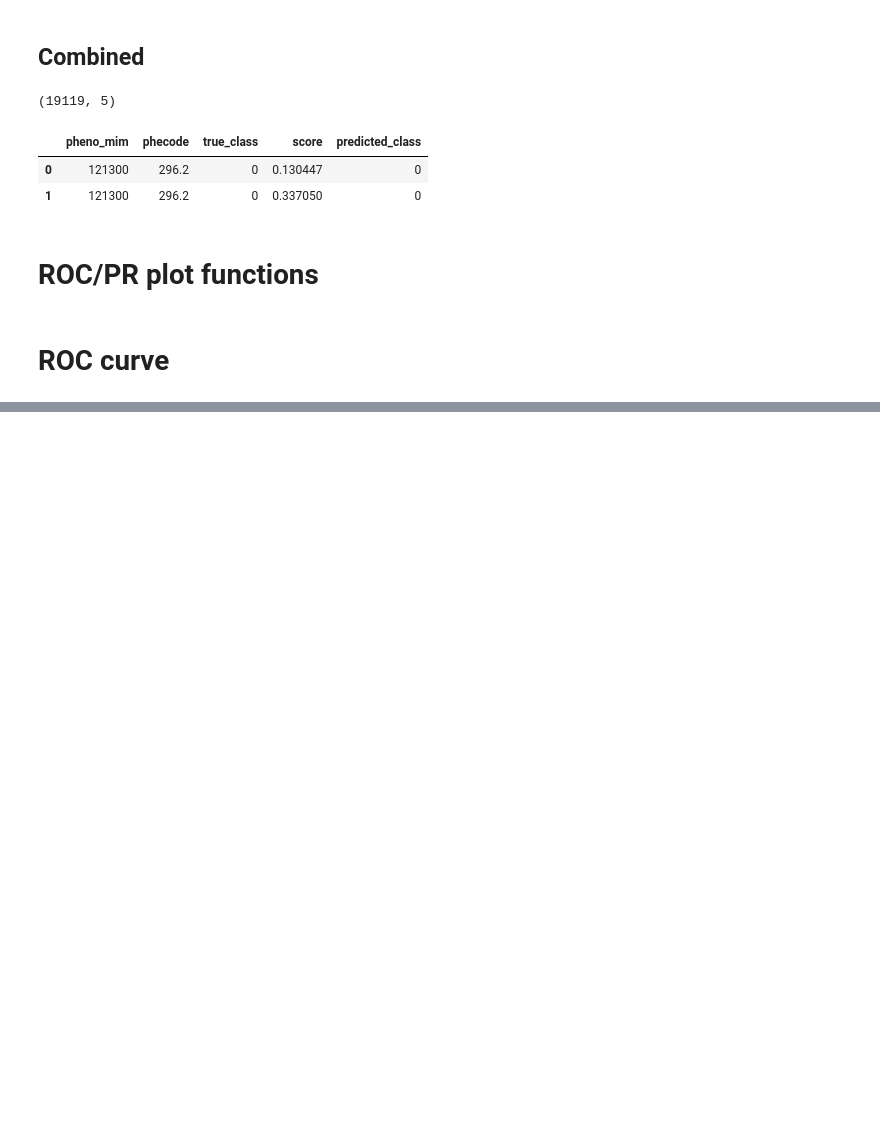
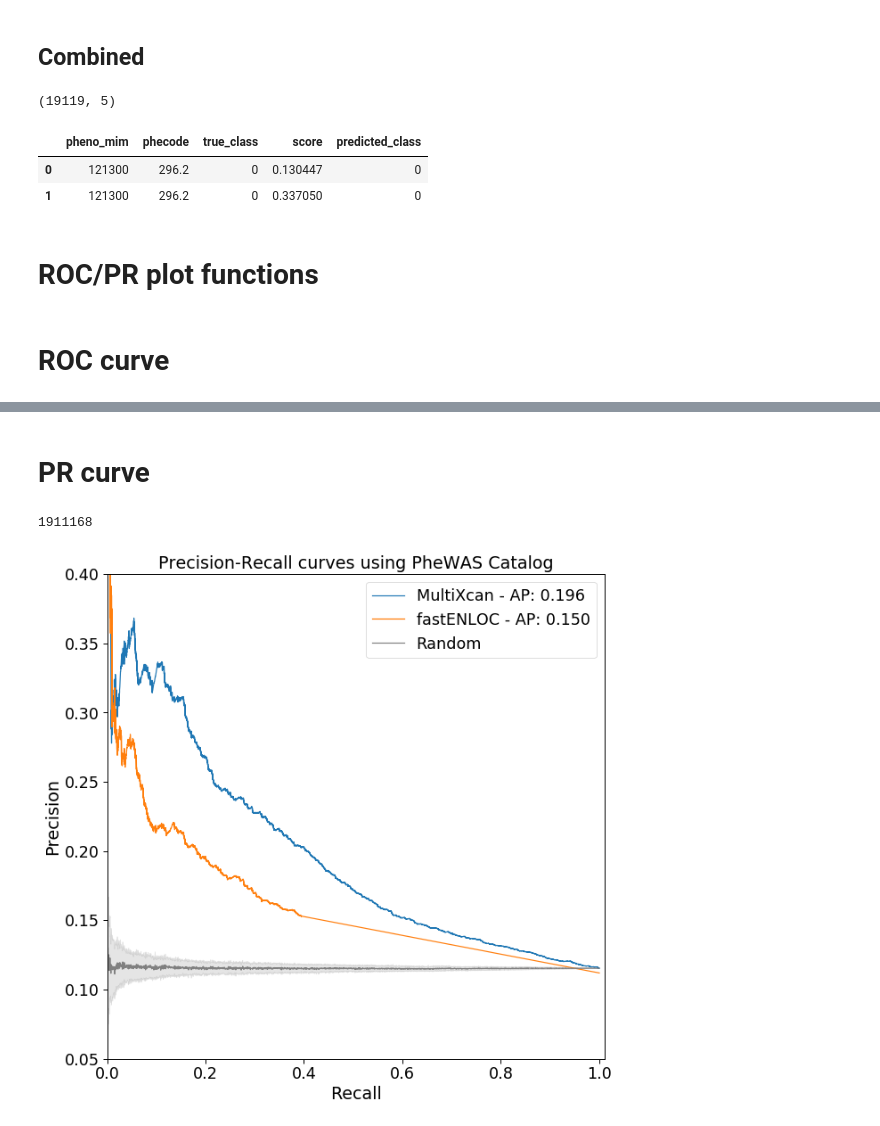
Before and after one commit to hakyimlab/phenomexcan, a Jupyter notebook: scripts/150_validation/phewas_catalog/15_roc-phewas_catalog_standard-plots.ipynb, the cells around one changed output, grey strips where cells are left out. Drawn from its saved outputs; the diff is of its cells as text; code cells hidden in the pictures; blank space fills up the shorter version.

```diff
--- a/scripts/150_validation/phewas_catalog/15_roc-phewas_catalog_standard-plots.ipynb
+++ b/scripts/150_validation/phewas_catalog/15_roc-phewas_catalog_standard-plots.ipynb
@@ -166,5 +169,3 @@ def get_random_classifier_pr(data, reps=10, min_val=0, max_val=1):
         random_recall.extend(rr)
 
     return np.array(random_recall), np.array(random_precision)
-# %%
-random_recall, random_precision = get_random_classifier_pr(roc_data['multixcan_mashr'], reps=100)
@@ -196,0 +196,7 @@ with sns.plotting_context('paper', font_scale=2.00):
+# %% [markdown]
+# PR curve
+# %%
+plot_pr_for_methods(('multixcan_mashr', 'fastenloc_torus'))
+# %% [output]
+1911168
+[figure, added]
```
Also changed, not shown: parts of 9 cells of this notebook, 2 other files.
